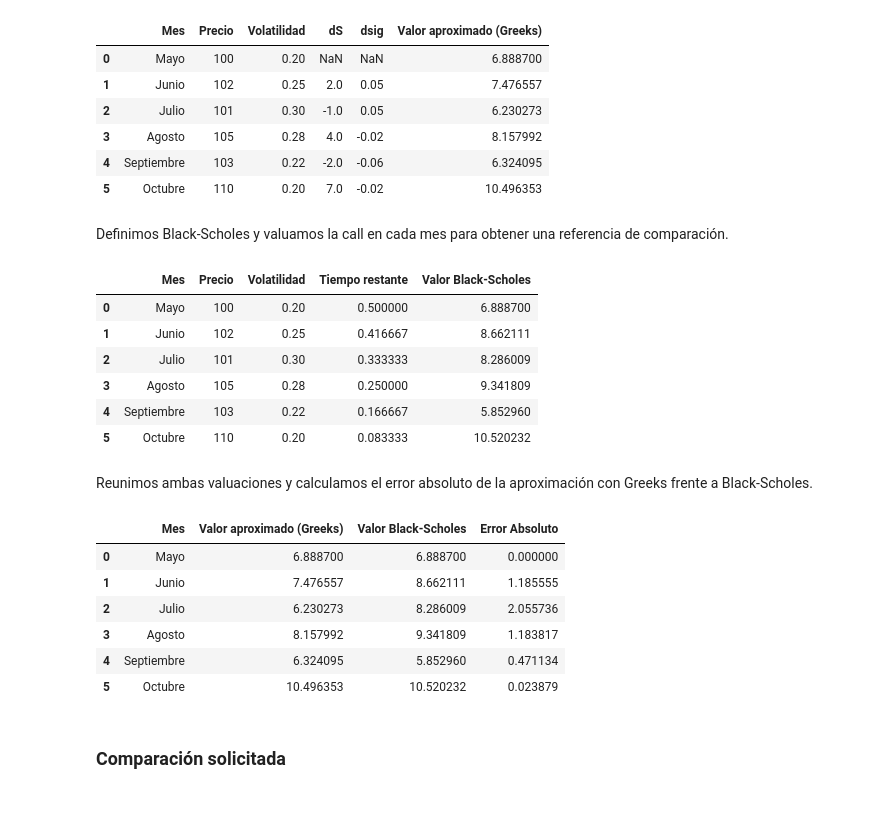
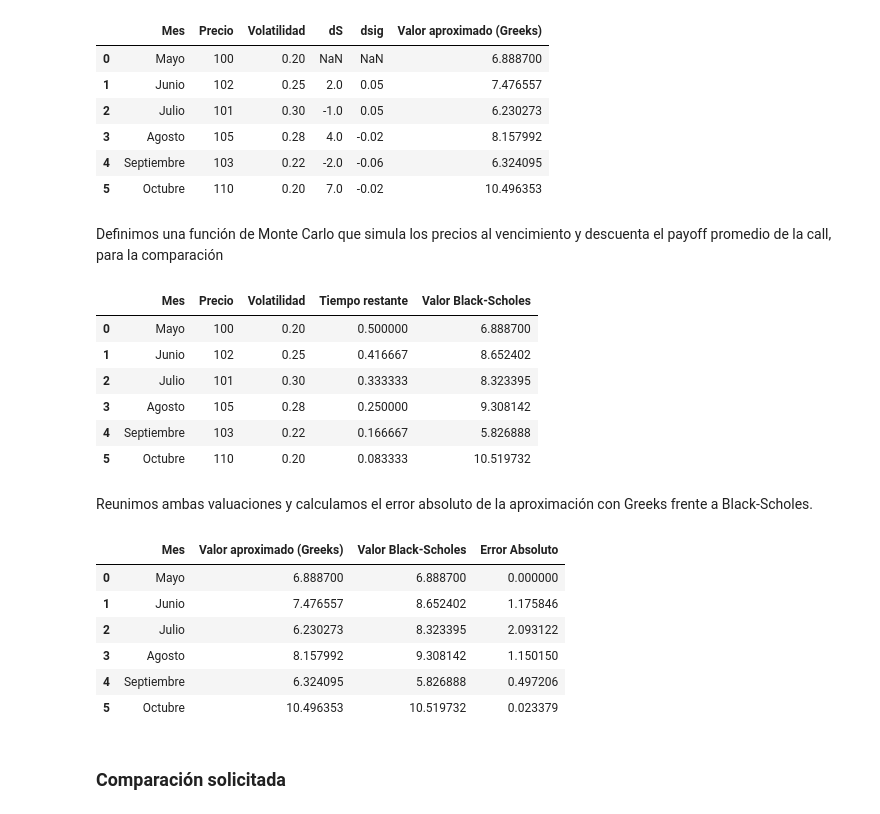
Before and after one commit to aj-hernandezs/Simulacion-_de_Procesos_Financieros, a Jupyter notebook: Tareas/T03_Greeks.ipynb, the cells around one changed output. Saved outputs shown, nothing was run; the diff lists cells and outputs as text; code cells hidden in the pictures.

```diff
--- a/Tareas/T03_Greeks.ipynb
+++ b/Tareas/T03_Greeks.ipynb
@@ -124,4 +116,4 @@ display(tabla_greeks)
 | 4 | Septiembre | 103 | 0.22 | -2.0 | -0.06 | 6.324095 |
 | 5 | Octubre | 110 | 0.20 | 7.0 | -0.02 | 10.496353 |
 # %% [markdown]
-Definimos Black-Scholes y valuamos la call en cada mes para obtener una referencia de comparación.
+Definimos una función de Monte Carlo que simula los precios al vencimiento y descuenta el payoff promedio de la call, para la comparación
@@ -128,26 +126,29 @@ Definimos Black-Scholes y valuamos la call en cada mes para obtener una referenc
 # %%
-def precio_black_scholes_call(s0, k, r, sigma, t):
-    d1 = (np.log(s0 / k) + (r + 0.5 * sigma**2) * t) / (sigma * np.sqrt(t))
-    d2 = d1 - sigma * np.sqrt(t)
-    return s0 * norm.cdf(d1) - k * np.exp(-r * t) * norm.cdf(d2)
-
 tabla_bs = datos.copy()
 tabla_bs = tabla_bs.drop(columns=['Valor aproximado (Greeks)', 'dS', 'dsig'])
 tabla_bs['Tiempo restante'] = [6/12, 5/12, 4/12, 3/12, 2/12, 1/12]
 tabla_bs['Valor Black-Scholes'] = np.nan
 tabla_bs.loc[0, 'Valor Black-Scholes'] = V0
 
 for i in range(1, len(tabla_bs)):
-    tabla_bs.loc[i,'Valor Black-Scholes'] = precio_black_scholes_call(tabla_bs.loc[i, 'Precio'], K, r, tabla_bs.loc[i, 'Volatilidad'], tabla_bs.loc[i, 'Tiempo restante'])
+    tabla_bs.loc[i,'Valor Black-Scholes'] = precio_monte_carlo_call(
+        s0=tabla_bs.loc[i, 'Precio'],
+        k=K,
+        r=r,
+        sigma=tabla_bs.loc[i, 'Volatilidad'],
+        t=tabla_bs.loc[i, 'Tiempo restante'],
+        n_simulaciones=100000
+    )
+
 display(tabla_bs)
 # %% [output]
 |  | Mes | Precio | Volatilidad | Tiempo restante | Valor Black-Scholes |
 | 0 | Mayo | 100 | 0.20 | 0.500000 | 6.888700 |
-| 1 | Junio | 102 | 0.25 | 0.416667 | 8.662111 |
-| 2 | Julio | 101 | 0.30 | 0.333333 | 8.286009 |
-| 3 | Agosto | 105 | 0.28 | 0.250000 | 9.341809 |
-| 4 | Septiembre | 103 | 0.22 | 0.166667 | 5.852960 |
-| 5 | Octubre | 110 | 0.20 | 0.083333 | 10.520232 |
+| 1 | Junio | 102 | 0.25 | 0.416667 | 8.652402 |
+| 2 | Julio | 101 | 0.30 | 0.333333 | 8.323395 |
+| 3 | Agosto | 105 | 0.28 | 0.250000 | 9.308142 |
+| 4 | Septiembre | 103 | 0.22 | 0.166667 | 5.826888 |
+| 5 | Octubre | 110 | 0.20 | 0.083333 | 10.519732 |
 # %% [markdown]
 Reunimos ambas valuaciones y calculamos el error absoluto de la aproximación con Greeks frente a Black-Scholes.
 # %%
@@ -158,11 +159,11 @@ display(comparacion)
 # %% [output]
 |  | Mes | Valor aproximado (Greeks) | Valor Black-Scholes | Error Absoluto |
 | 0 | Mayo | 6.888700 | 6.888700 | 0.000000 |
-| 1 | Junio | 7.476557 | 8.662111 | 1.185555 |
-| 2 | Julio | 6.230273 | 8.286009 | 2.055736 |
-| 3 | Agosto | 8.157992 | 9.341809 | 1.183817 |
-| 4 | Septiembre | 6.324095 | 5.852960 | 0.471134 |
-| 5 | Octubre | 10.496353 | 10.520232 | 0.023879 |
+| 1 | Junio | 7.476557 | 8.652402 | 1.175846 |
+| 2 | Julio | 6.230273 | 8.323395 | 2.093122 |
+| 3 | Agosto | 8.157992 | 9.308142 | 1.150150 |
+| 4 | Septiembre | 6.324095 | 5.826888 | 0.497206 |
+| 5 | Octubre | 10.496353 | 10.519732 | 0.023379 |
 # %% [markdown]
 ### Comparación solicitada
 # %% [markdown]
```
Also changed, not shown: parts of 5 cells of this notebook.
